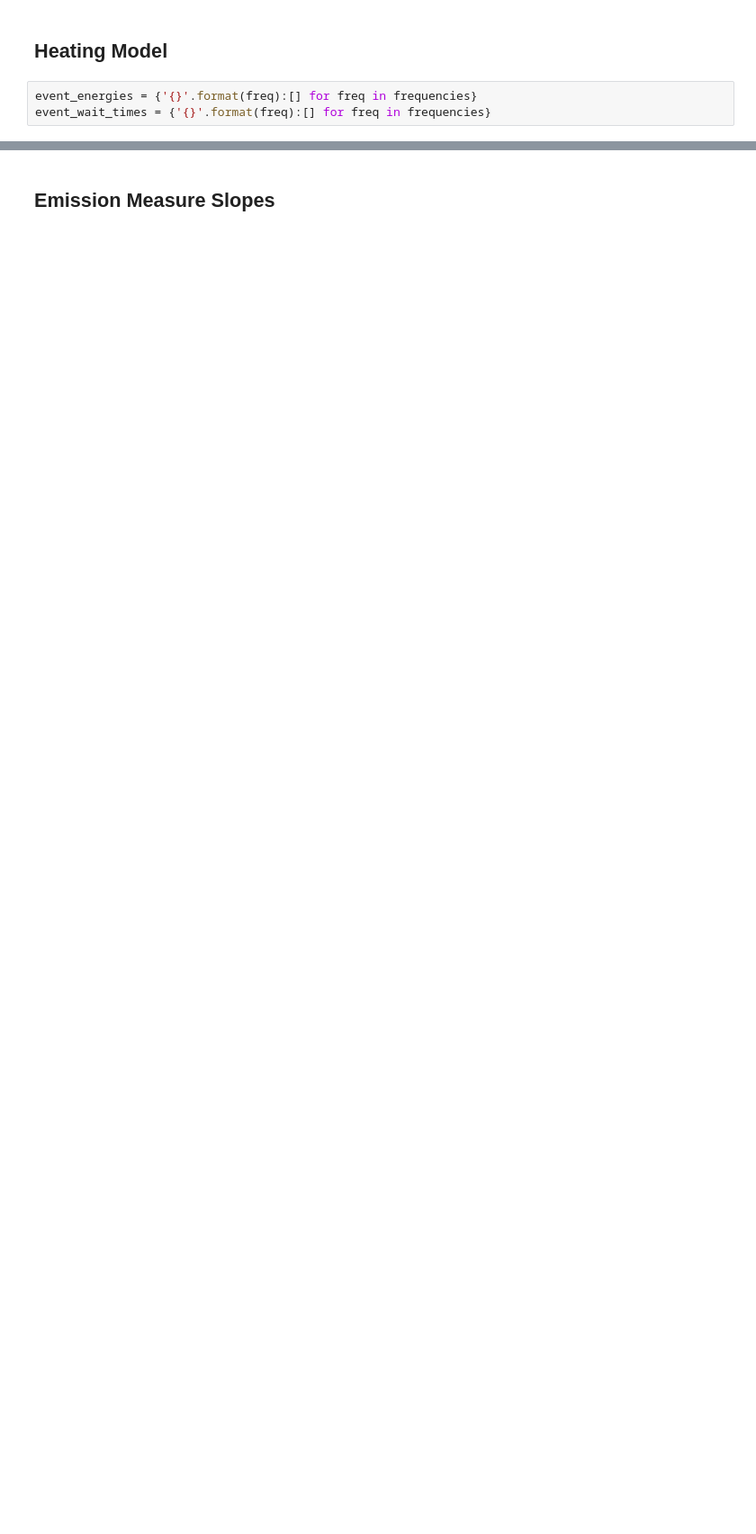
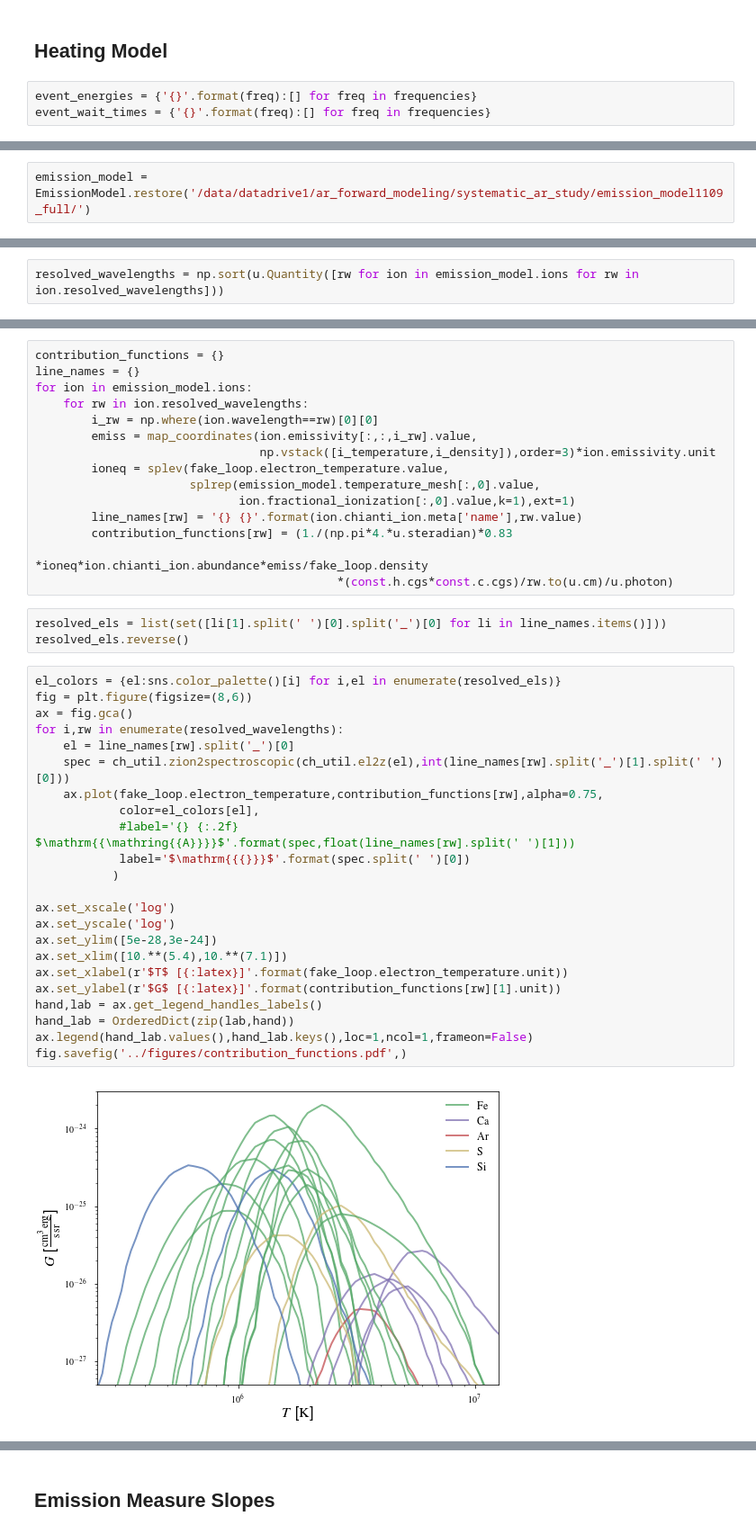
Before and after one commit to wtbarnes/posters, a Jupyter notebook: shine_2017/notebooks/build_figures.ipynb, the cells around one changed output, grey strips where cells are left out. Shown at 90% size. Drawn from its saved outputs; the diff is of its cells as text; blank space fills up the shorter version.

```diff
--- a/shine_2017/notebooks/build_figures.ipynb
+++ b/shine_2017/notebooks/build_figures.ipynb
@@ -99,0 +160,2 @@ fig.savefig('../figures/wait_time_distributions.pdf',dpi=1000)
+# %%
+emission_model = EmissionModel.restore('/data/datadrive1/ar_forward_modeling/systematic_ar_study/emission_model1109_full/')
@@ -99,0 +180,2 @@ fig.savefig('../figures/wait_time_distributions.pdf',dpi=1000)
+# %%
+resolved_wavelengths = np.sort(u.Quantity([rw for ion in emission_model.ions for rw in ion.resolved_wavelengths]))
@@ -99,0 +190,43 @@ fig.savefig('../figures/wait_time_distributions.pdf',dpi=1000)
+# %%
+contribution_functions = {}
+line_names = {}
+for ion in emission_model.ions:
+    for rw in ion.resolved_wavelengths:
+        i_rw = np.where(ion.wavelength==rw)[0][0]
+        emiss = map_coordinates(ion.emissivity[:,:,i_rw].value,
+                                np.vstack([i_temperature,i_density]),order=3)*ion.emissivity.unit
+        ioneq = splev(fake_loop.electron_temperature.value,
+                      splrep(emission_model.temperature_mesh[:,0].value,
+                             ion.fractional_ionization[:,0].value,k=1),ext=1)
+        line_names[rw] = '{} {}'.format(ion.chianti_ion.meta['name'],rw.value)
+        contribution_functions[rw] = (1./(np.pi*4.*u.steradian)*0.83
+                                           *ioneq*ion.chianti_ion.abundance*emiss/fake_loop.density
+                                           *(const.h.cgs*const.c.cgs)/rw.to(u.cm)/u.photon)
+# %%
+resolved_els = list(set([li[1].split(' ')[0].split('_')[0] for li in line_names.items()]))
+resolved_els.reverse()
+# %%
+el_colors = {el:sns.color_palette()[i] for i,el in enumerate(resolved_els)}
+fig = plt.figure(figsize=(8,6))
+ax = fig.gca()
+for i,rw in enumerate(resolved_wavelengths):
+    el = line_names[rw].split('_')[0]
+    spec = ch_util.zion2spectroscopic(ch_util.el2z(el),int(line_names[rw].split('_')[1].split(' ')[0]))
+    ax.plot(fake_loop.electron_temperature,contribution_functions[rw],alpha=0.75,
+            color=el_colors[el],
+            #label='{} {:.2f} $\mathrm{{\mathring{{A}}}}$'.format(spec,float(line_names[rw].split(' ')[1]))
+            label='$\mathrm{{{}}}$'.format(spec.split(' ')[0])
+           )
+
+ax.set_xscale('log')
+ax.set_yscale('log')
+ax.set_ylim([5e-28,3e-24])
+ax.set_xlim([10.**(5.4),10.**(7.1)])
+ax.set_xlabel(r'$T$ [{:latex}]'.format(fake_loop.electron_temperature.unit))
+ax.set_ylabel(r'$G$ [{:latex}]'.format(contribution_functions[rw][1].unit))
+hand,lab = ax.get_legend_handles_labels()
+hand_lab = OrderedDict(zip(lab,hand))
+ax.legend(hand_lab.values(),hand_lab.keys(),loc=1,ncol=1,frameon=False)
+fig.savefig('../figures/contribution_functions.pdf',)
+# %% [output]
+[figure, added]
```
Also changed, not shown: parts of 46 cells of this notebook.
